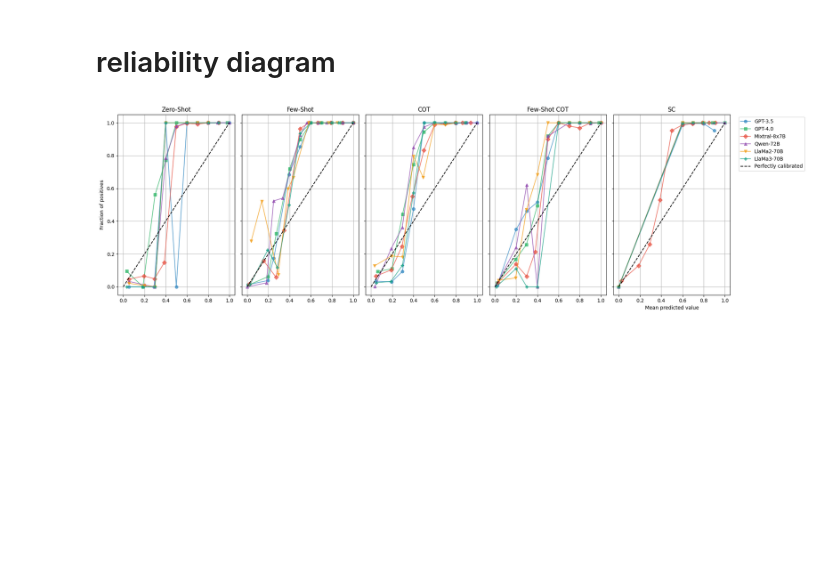
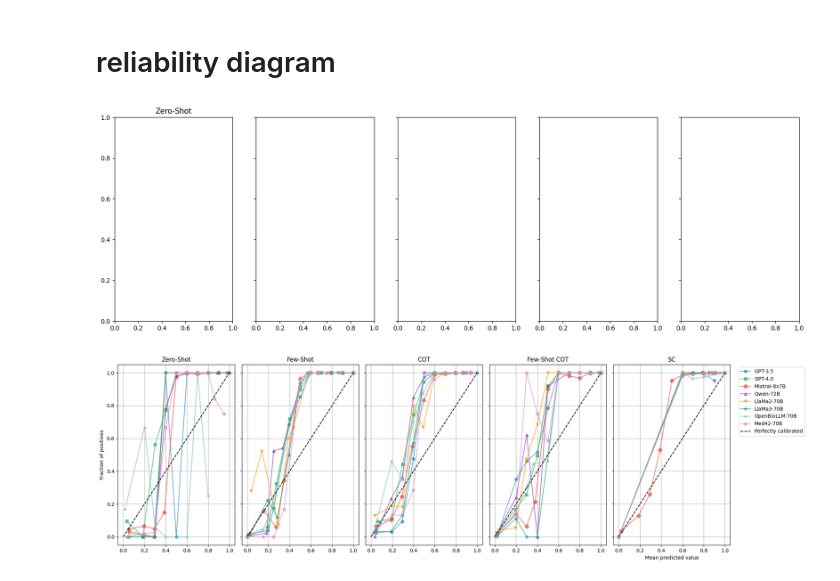
Before and after one commit to liebelab/semiollm, a Jupyter notebook: visualization/fig_2_c.ipynb, the cells around one changed output. Saved outputs shown, nothing was run; the diff lists cells and outputs as text; code cells hidden in the pictures; blank space fills up the shorter version.

```diff
--- a/visualization/fig_2_c.ipynb
+++ b/visualization/fig_2_c.ipynb
@@ -87,11 +98,23 @@ import pandas as pd
 import os
 from scipy.special import softmax
 
+MIN_ENTROPY = 0
+MAX_ENTROPY = 2.807
+
+def compute_confidence_score(likelihood_arr):
+    #print(likelihood_arr)
+    H = entropy(likelihood_arr.tolist(), base=2)
+    if H > MAX_ENTROPY:
+        H = MAX_ENTROPY
+    return 1 - ((H - MIN_ENTROPY) / (MAX_ENTROPY - MIN_ENTROPY))
+
+
 # Define the models and prompt strategies
-models = ['gpt-3.5-turbo-1106', 'gpt-4-1106-preview', 'mixtral-8x7b-instruct', 'qwen-72b', 'llama-v2-70b-chat','llama-v3-70B-instruct']
+models = ['gpt-3.5-turbo-1106', 'gpt-4-1106-preview', 'mixtral-8x7b-instruct', 'qwen-72b', 'llama-v2-70b-chat','llama-v3-70B-instruct', 'openbiollm', 'med42']
 prompt_strategies = ['zero-shot', '5-shot', 'zs-cot', 'fs-cot', 'sc-cot']
-likelihood_dir = '/shared-local/mdani31/semio_result/evaluation_res/likelihood_arr'
-label_csv = '/shared-local/mdani31/semio_result/evaluation_res/model_labels_nature.csv'
+#user can request the data if needed. We did not upload the data to the main repo
+likelihood_dir = '/mnt/lustre/work/akata/mdani31/semio_result/evaluation_res/likelihood_arr'
+label_csv = '/mnt/lustre/work/akata/mdani31/semio_result/evaluation_res/model_labels_nature.csv'
 
 strategy_mapping = {
     'zero-shot': 'Zero-Shot',
@@ -107,15 +130,17 @@ model_mapping = {
     'mixtral-8x7b-instruct': 'Mixtral-8x7B',
     'qwen-72b': 'Qwen-72B',
     'llama-v2-70b-chat': 'LlaMa2-70B',
-    'llama-v3-70B-instruct': 'LlaMa3-70B'
+    'llama-v3-70B-instruct': 'LlaMa3-70B',
+    'openbiollm': 'OpenBioLLM-70B',
+    'med42': 'Med42-70B'
 }
 # Load the label CSV
 output_label_df = pd.read_csv(label_csv)
 
 # Define 6 colors and markers for 6 different models
-colors = ['#2E86C1', '#28B463', '#E74C3C', '#8E44AD', '#F39C12', '#16A085']
-markers = ['o', 's', 'D', '^', 'v', 'P']
-line_styles = ['-', '--', '-.', ':', '-', '--']
+colors = ['#2E86C1', '#28B463', '#E74C3C', '#8E44AD', '#F39C12', '#16A085',  "#7CBBBD", "#DA8ECF"]
+markers = ['o', 's', 'D', '^', 'v', 'P', '*', 'X']
+line_styles = ['-', '--', '-.', ':', '-', '--', '-', '--']
 
 # Create subplots for each prompt strategy
 n_strategies = len(prompt_strategies)
@@ -141,8 +166,6 @@ for strategy_idx, strategy in enumerate(prompt_strategies):
         likelihoods_array = np.load(npy_file)
         # Assuming output_label_df is already defined and has the same length as likelihoods_array
         n_samples = len(output_label_df)
-        #compute how many likelihoods have all zeros and remove them from n_samples
-        #n_samples = n_samples - np.count_nonzero(np.sum(likelihoods_array, axis=1) == 0)
         count += 1
         #continue
         # Initialize arrays to store values
@@ -159,23 +182,15 @@ for strategy_idx, strategy in enumerate(prompt_strategies):
             ground_truth = row['True_labels']
             # Get binary correctness (1 if prediction is correct, 0 if incorrect)
             correct = (predicted_class == ground_truth).astype(int)
-            # Use the likelihood of the ground truth class as confidence
-            #confidence = likelihoods_array[index, ground_truth - 1]  # Assuming ground_truth is 1-based
-            #pred_proba = likelihoods_array[index, predicted_class - 1]  #as likelihoods begin from 0
-            #ignore the case where the likelihoods are all 0 and do not include output_label_df for that index also
             if likelihoods_array[index].sum() == 0:
                 continue
-            # if likelihoods_array[index].sum() == 0:
-            #     confidence_score = 0.0
             else:
                 valid_indices.append(index)
                 pred_proba = likelihoods_array[index, ground_truth - 1]  #as likelihoods begin from 0
-                #pred_proba = likelihoods_array[index, predicted_class - 1]  #as likelihoods begin from 0
                 confidence_score = compute_confidence_score(likelihoods_array[index])
 
             # Store values in arrays
-            pred_probas[index] = pred_proba/100 #divide all likelihoods by 100 to get the probability
-            #pred_probas[index] = pred_probas[index]/100
+            pred_probas[index] = pred_proba/100 # Assuming the likelihoods are in percentage format
             predicted_classes[index] = predicted_class
             ground_truths[index] = ground_truth
             correctness[index] = correct
@@ -184,48 +199,32 @@ for strategy_idx, strategy in enumerate(prompt_strategies):
         # Filter arrays to include only valid rows
         valid_indices = np.array(valid_indices)
         pred_probas = pred_probas[valid_indices]
         confidence_scores = confidence_scores[valid_indices]
         correctness = correctness[valid_indices]
-        #print(f'length of pred_probas post filtering valid indices: {len(pred_probas)}')
-        #plot confidence score vs predicted probability
-        #arramge the data in ascending order of predicted probability
         sorted_idx = np.argsort(pred_probas)
         confidence_scores = confidence_scores[sorted_idx]
         pred_probas = pred_probas[sorted_idx]
         correctness = correctness[sorted_idx]
-        #print(sorted_idx)
-        #ax.scatter(confidence_scores, pred_probas, marker=markers[model_idx], color=colors[model_idx], label=f'{model}')
-        #also add a calibration curve between confidence score and fraction of correct predictions
-        #print(correctness, confidence_scores)
-        #fraction_of_positives, mean_predicted_value = calibration_curve(correctness, confidence_scores, n_bins=10)
         fraction_of_positives, mean_predicted_value = calibration_curve(correctness, pred_probas, n_bins=10, strategy='uniform')
         ax.plot(mean_predicted_value, fraction_of_positives, marker=markers[model_idx], color=colors[model_idx], label=f'{model_mapping[model]}', alpha=0.7)
-        # Compute the Brier score
-        brier_score = brier_score_loss(correctness, pred_probas)
-        #print(f'Brier score for {model} and {strategy} is {brier_score}')
-        #Compute the ECE
-        # Add to your existing code after computing Brier score:
-        ece = compute_ece(correctness, pred_probas)
-        #print(f'ECE for {model} and {strategy} is {ece:.4f}')
 
     # Plot the perfectly calibrated line
     ax.plot([0, 1], [0, 1], linestyle='--', color='k', label='Perfectly calibrated')
 
     # Set labels for x and y axes
-    #ax.set_xlabel('Confidence Score')
     if strategy_idx == 0:
         ax.set_ylabel('Fraction of positives')
 
     # Add legend outside the plot for the first subplot only
     if strategy_idx == n_strategies - 1:
         ax.legend(bbox_to_anchor=(1.05, 1), loc='upper left')  # Move the legend outside the last plot
     ax.grid(True)
 
 # Adjust layout to fit all subplots
 #give common x and y labels
 plt.xlabel('Mean predicted value')
 plt.tight_layout()
-#plt.savefig('calibration_curve.svg', format='svg', dpi=600)
 plt.show()
 # %% [output]
-[figure, old version]
+[figure, new version]
+[figure, added]
```
Also changed, not shown: parts of 1 cell of this notebook, 12 other files.
